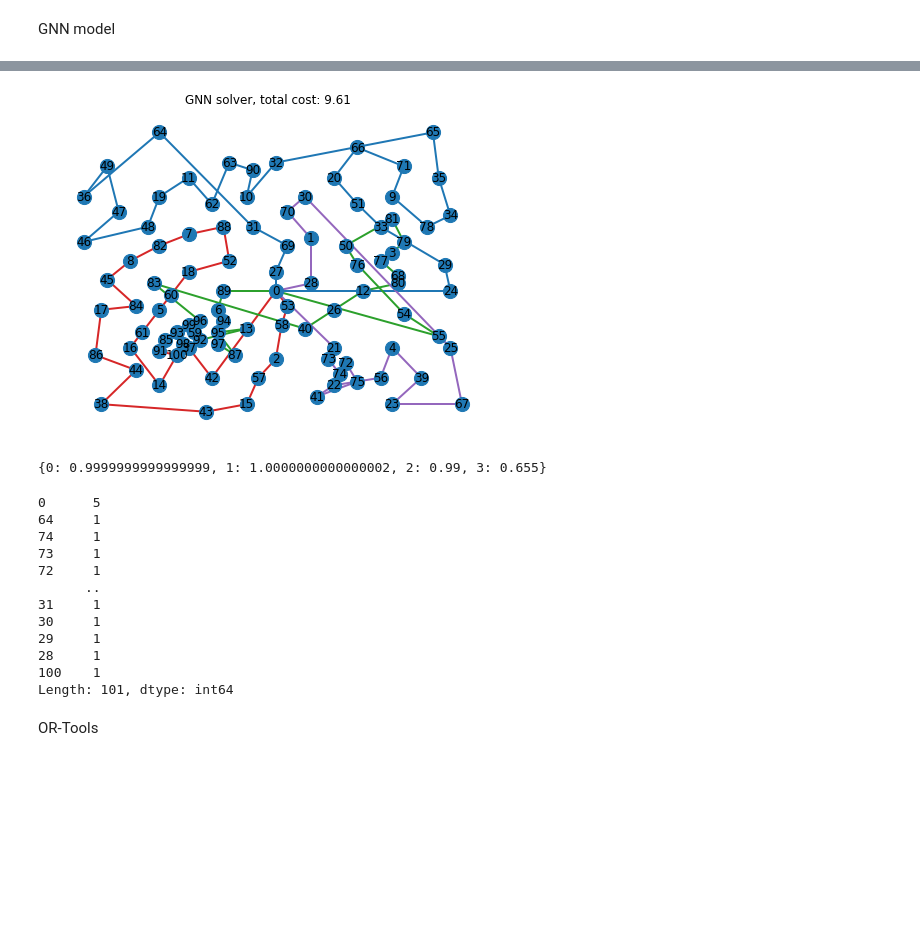
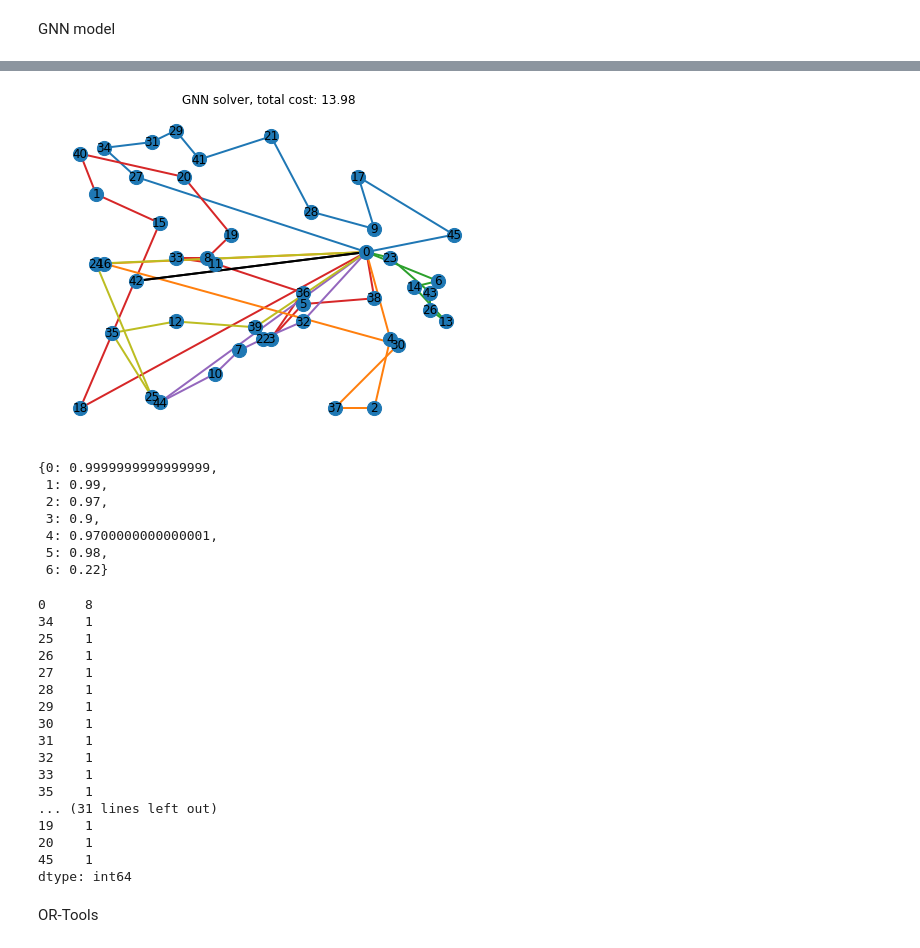
Before and after one commit to saveliybabin/VRP-solver, a Jupyter notebook: net.ipynb, the cells around one changed output, grey strips where cells are left out. Drawn from its saved outputs; the diff is of its cells as text; code cells hidden in the pictures; blank space fills up the shorter version.

```diff
--- a/net.ipynb
+++ b/net.ipynb
@@ -192,13 +185,13 @@ if cvrplib:
   from generator.parse_cvrplib import get_instance_from_CVRPLIB
   from problems.vrp.problem_vrp import nearest_neighbor_graph
 
-  car_num = 4
-  test_df, test_tour, test_paths  = get_instance_from_CVRPLIB()
+  car_num = 7
+  test_df, test_tour, test_paths  = get_instance_from_CVRPLIB("A", "A-n46-k7")
   test_df['demand_norm'] = test_df['demand']/test_df['cap']
   test_df['latitude_norm'] = test_df['latitude']/100
   test_df['longitude_norm'] = test_df['longitude']/100
   x = torch.tensor(test_df[['latitude_norm', 'longitude_norm', 'demand_norm']].values).type(torch.float)
-  graph = torch.ByteTensor(nearest_neighbor_graph(x, neighbors = 0.2, knn_strat = 'percentage'))
+  graph = torch.ByteTensor(nearest_neighbor_graph(x, neighbors = 0.2, knn_strat = 'percentage')).to('cuda')
 
 else:
   car_num = 5
@@ -207,7 +200,7 @@ else:
     add_depot_demand = torch.cat((torch.zeros(1), test_example['demand']), 0)
     add_depot_loc = torch.cat((test_example['depot'][None, :], test_example['loc']), 0)
     x = torch.cat((add_depot_loc, add_depot_demand[:, None]), 1)
-    graph = test_example['graph']
+    graph = test_example['graph'].to('cuda')
 # %%
 dist_matrix = squareform(pdist(x[:, :2].numpy()))
 dist_matrix[(range(dist_matrix.shape[0])), (range(dist_matrix.shape[0]))] = np.inf
@@ -215,9 +208,9 @@ dist_matrix[(range(dist_matrix.shape[0])), (range(dist_matrix.shape[0]))] = np.i
 Make GNN prediction
 # %%
 nodes = x[None, ...].to('cuda')
-graph = graph[None, ...].to('cuda')
+graph_ = graph[None, ...].to('cuda')
 model.eval()
 with torch.no_grad():
-    embeddings = model.embedder(model._init_embed(nodes), graph)
+    embeddings = model.embedder(model._init_embed(nodes), graph_)
 embeddings.shape
 # %% [output]
@@ -298,23 +290,23 @@ array([array([27, 69, 31, 64, 36, 49, 47, 46, 48, 19, 11, 62, 63, 90, 10, 32, 65
 # %%
 # G = nx.from_numpy_array(1-test_example['graph'].numpy())
 G = nx.from_numpy_array(1-graph.cpu().numpy())
 G.remove_edges_from(nx.selfloop_edges(G))
 plt.figure(figsize=(8, 6))
 nx.draw_networkx_nodes(G, pos=pos, node_size=200)
 # nx.draw_networkx_edges(G, pos=pos, alpha=0.2)
 subtours = array_separator(tour)
-colors = ["tab:blue", "tab:red", "tab:green", "tab:purple", "tab:orange"]
+colors = ["tab:blue", "tab:red", "tab:green", "tab:purple", "tab:orange", "tab:olive", "black"]
 for n, sub_t in enumerate(subtours):
   nx.draw_networkx_edges(G, pos=pos, width=2, edgelist=np.stack([sub_t[:-1], sub_t[1:]], axis=1), edge_color = colors[n])
 nx.draw_networkx_labels(G, pos)
 dist_matrix_ = dist_matrix.copy()
 dist_matrix_[(range(dist_matrix_.shape[0])), (range(dist_matrix_.shape[0]))] = 0
 cost = dist_matrix_[tour[:-1], tour[1:]].sum()
 plt.title(f'GNN solver, total cost: {cost:.2f}')
 plt.axis('off')
 plt.show()
 # %% [output]
-[figure, old version]
+[figure, new version]
 # %%
 if cvrplib:
   temp = {i: 0 for i in range(test_df['cars'].max())}
@@ -334,22 +326,33 @@ else:
           temp[car] += test_example['demand'][i-1]
 temp
 # %% [output]
-{0: 0.9999999999999999, 1: 1.0000000000000002, 2: 0.99, 3: 0.655}
+{0: 0.9999999999999999,
+ 1: 0.99,
+ 2: 0.97,
+ 3: 0.9,
+ 4: 0.9700000000000001,
+ 5: 0.98,
+ 6: 0.22}
 # %%
 pd.DataFrame(tour).value_counts()
 # %% [output]
-0      5
-64     1
-74     1
-73     1
-72     1
-      ..
-31     1
-30     1
-29     1
-28     1
-100    1
-Length: 101, dtype: int64
+0     8
+34    1
+25    1
+26    1
+27    1
+28    1
+29    1
+30    1
+31    1
+32    1
+33    1
+35    1
+... (31 lines left out)
+19    1
+20    1
+45    1
+dtype: int64
 # %% [markdown]
 OR-Tools
 # %%
```
Also changed, not shown: parts of 14 cells of this notebook.
